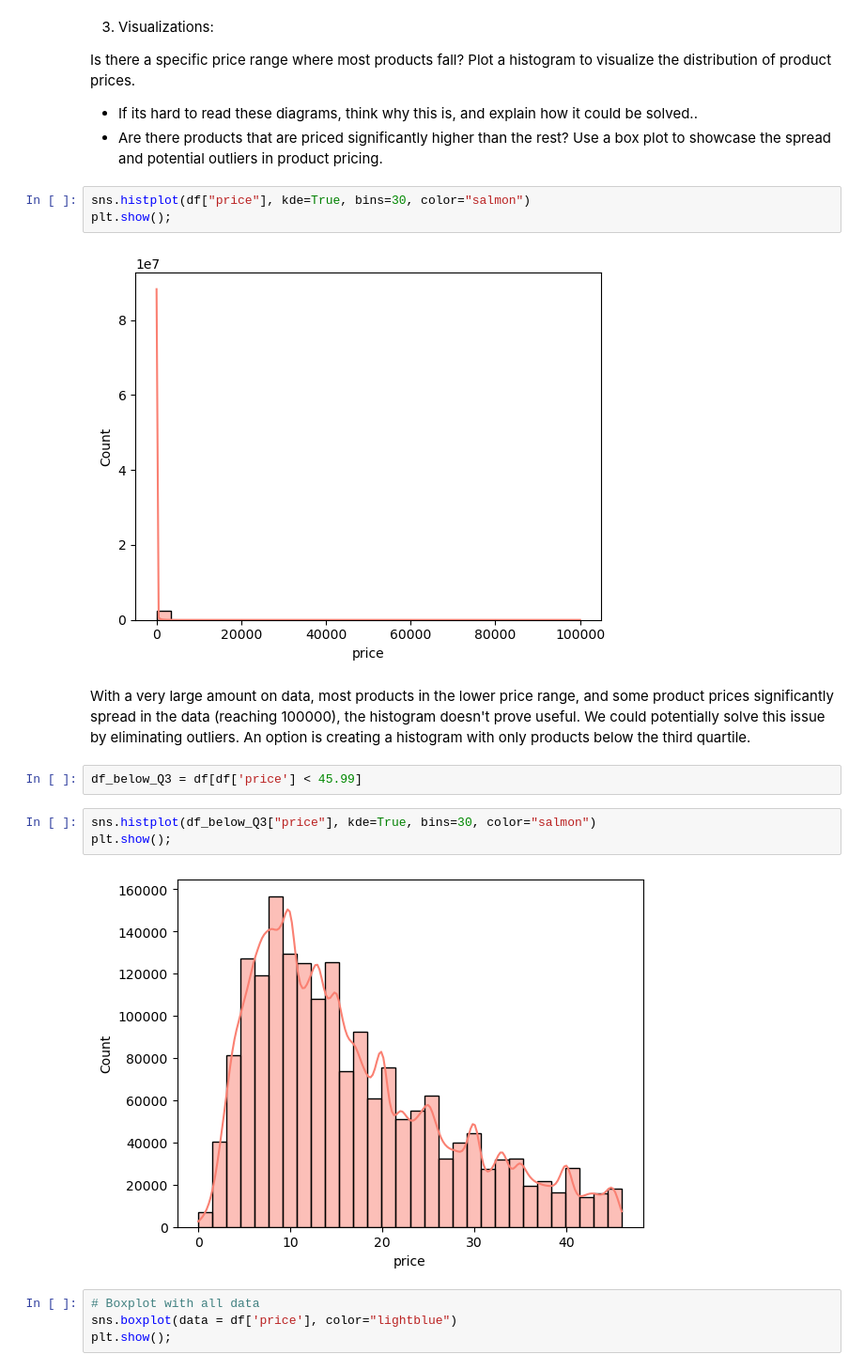
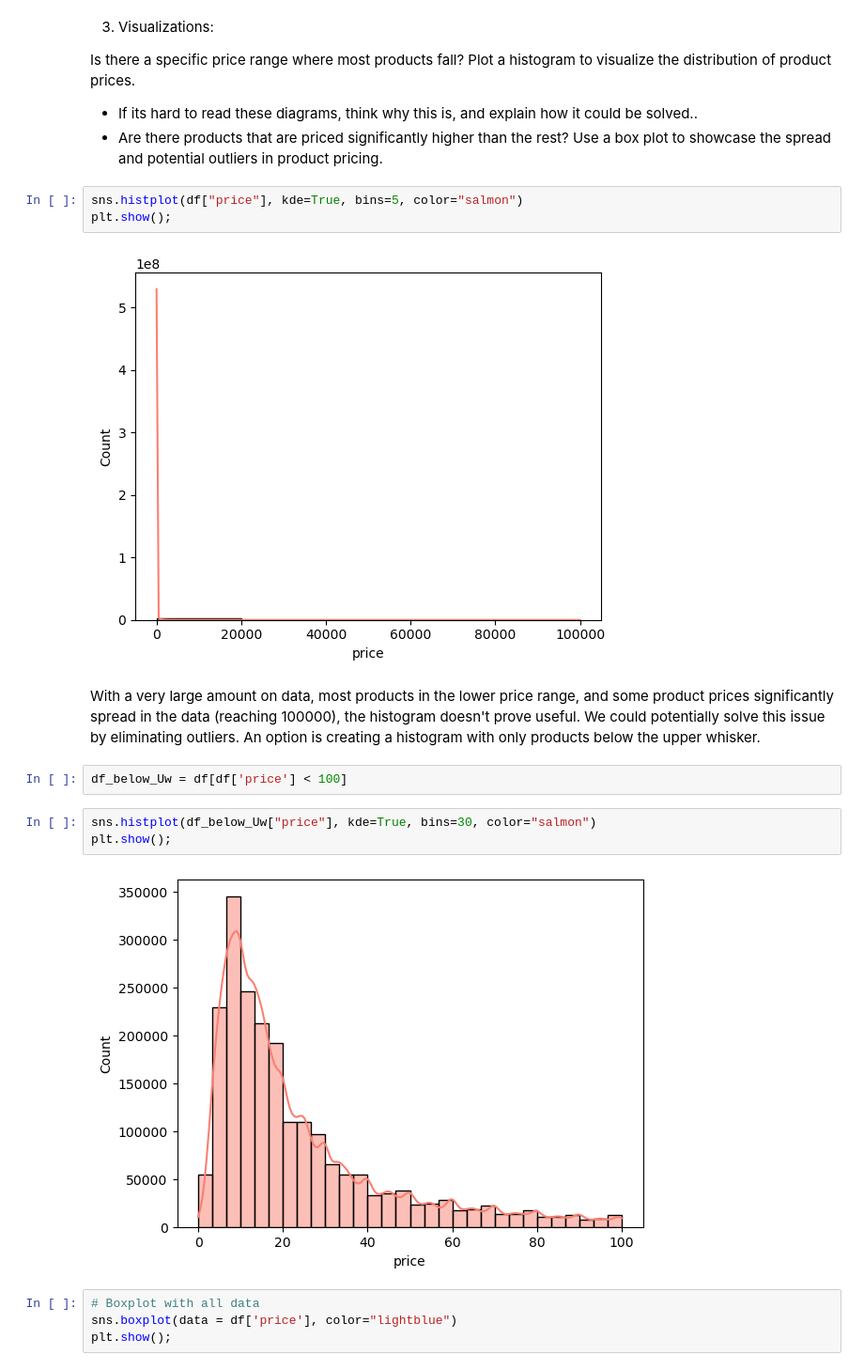
Before and after one commit to TebasMartinez/lab-eda-univariate, a Jupyter notebook: lab-eda-univariate.ipynb, the cells around one changed output. Shown at 94% size. Cells and saved outputs as stored; diff of their text form.

```diff
--- a/lab-eda-univariate.ipynb
+++ b/lab-eda-univariate.ipynb
@@ -165,19 +177,19 @@ Is there a specific price range where most products fall? Plot a histogram to vi
 - If its hard to read these diagrams, think why this is, and explain how it could be solved..
 - Are there products that are priced significantly higher than the rest? Use a box plot to showcase the spread and potential outliers in product pricing.
 # %%
-sns.histplot(df["price"], kde=True, bins=30, color="salmon")
+sns.histplot(df["price"], kde=True, bins=5, color="salmon")
 plt.show();
 # %% [output]
-[figure, old version]
+[figure, new version]
 # %% [markdown]
-With a very large amount on data, most products in the lower price range, and some product prices significantly spread in the data (reaching 100000), the histogram doesn't prove useful. We could potentially solve this issue by eliminating outliers. An option is creating a histogram with only products below the third quartile.
+With a very large amount on data, most products in the lower price range, and some product prices significantly spread in the data (reaching 100000), the histogram doesn't prove useful. We could potentially solve this issue by eliminating outliers. An option is creating a histogram with only products below the upper whisker.
 # %%
-df_below_Q3 = df[df['price'] < 45.99]
+df_below_Uw = df[df['price'] < 100]
 # %%
-sns.histplot(df_below_Q3["price"], kde=True, bins=30, color="salmon")
+sns.histplot(df_below_Uw["price"], kde=True, bins=30, color="salmon")
 plt.show();
 # %% [output]
-[figure, old version]
+[figure, new version]
 # %%
 # Boxplot with all data
 sns.boxplot(data = df['price'], color="lightblue")
```
Also changed, not shown: parts of 16 cells of this notebook.
